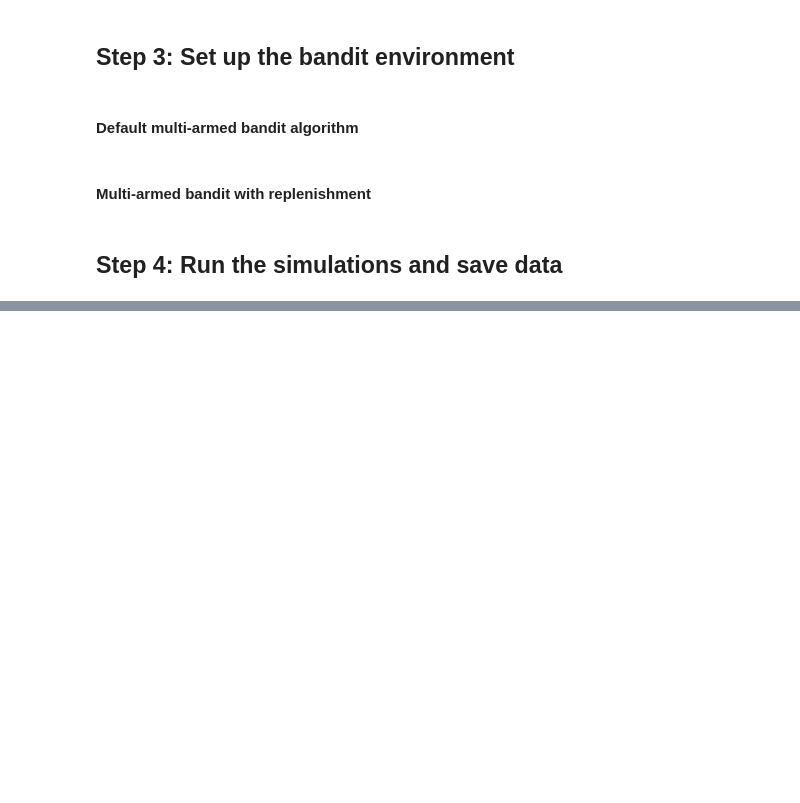
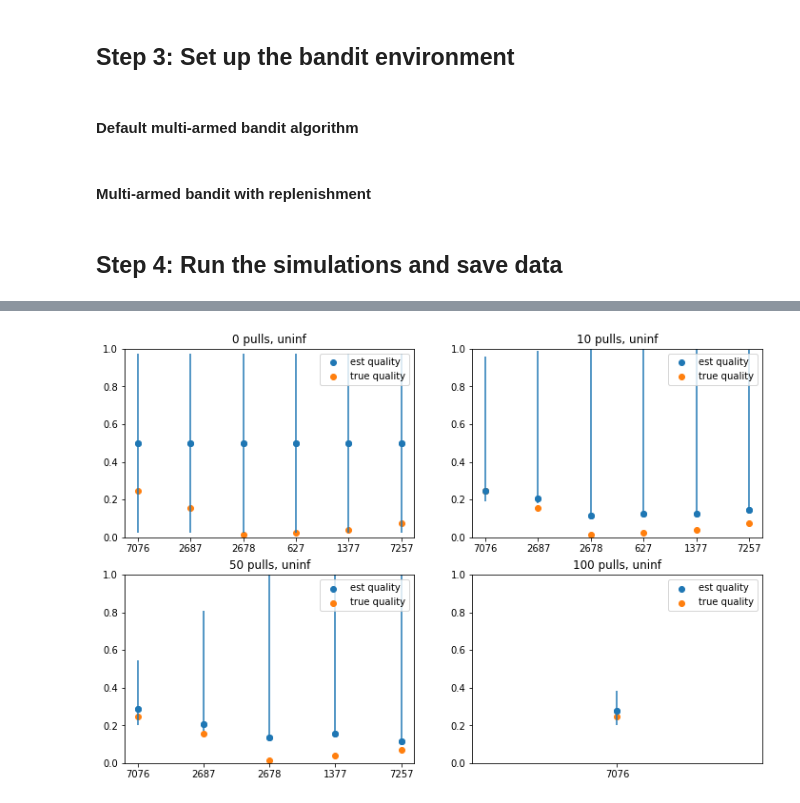
Before and after one commit to LEFTA98/ratings_with_eb, a Jupyter notebook: mab_experiments.ipynb, the cells around one changed output, grey strips where cells are left out. Drawn from its saved outputs; the diff is of its cells as text; code cells hidden in the pictures; blank space fills up the shorter version.

```diff
--- a/mab_experiments.ipynb
+++ b/mab_experiments.ipynb
@@ -264,7 +271,5 @@ def run_multiarmed_bandit_replenishment(chosen_df,
 # %% [markdown]
 ## Step 4: Run the simulations and save data
 # %%
-timesteps = 10000
-num_sims = 100
-num_users = 10
+timesteps = 500000
 # %%
@@ -443,0 +315,2 @@ Text(0.5, 1.0, 'quality of items, eb prior')
+# %%
+times_of_interest = [0,5,10,20,50,100]
@@ -443,0 +357,38 @@ Text(0.5, 1.0, 'quality of items, eb prior')
+# %%
+def plot_est_quality(data, true_quals, conf_ints, products, time, ax=None, title=None):
+    dep, errbar, prods_to_plot, tq_to_plot = [], [], [], []
+
+    i=0
+    for prod in products:
+        if type(conf_ints[(prod,time)])==np.ndarray:
+            mean = data[(prod, time)][:,0]/(data[(prod, time)][:,0]+data[(prod, time)][:,1])
+            mean = np.mean(mean)
+            dep.append(mean)
+            errbar.append([mean-conf_ints[(prod,time)][0], -mean+conf_ints[(prod,time)][1]])
+            prods_to_plot.append(str(prod))
+            tq_to_plot.append(true_quals[i])
+        i += 1
+
+    if ax:
+        plt.sca(ax)
+
+    plt.ylim(0, 1)
+    plt.scatter(x=prods_to_plot, y=np.array(dep), label='est quality')
+    plt.scatter(x=prods_to_plot, y=tq_to_plot, label='true quality')
+    plt.errorbar(x=prods_to_plot, y=np.array(dep), yerr=np.array(errbar).T, fmt='o')
+    plt.legend()
+
+    if title:
+        plt.title(title)
+# %%
+true_quality = list(video_df[videos_of_interest].values.round(4))
+# %%
+f, axes = plt.subplots(2,2)
+f.set_size_inches(12,8)
+plot_est_quality(uninf_dict, true_quality, uninf_conf_intervals, videos_of_interest, 0, ax=axes[0,0],title='0 pulls, uninf')
+plot_est_quality(uninf_dict, true_quality, uninf_conf_intervals, videos_of_interest, 10, ax=axes[0,1],title='10 pulls, uninf')
+plot_est_quality(uninf_dict, true_quality, uninf_conf_intervals, videos_of_interest, 50, ax=axes[1,0],title='50 pulls, uninf')
+plot_est_quality(uninf_dict, true_quality, uninf_conf_intervals, videos_of_interest, 100, ax=axes[1,1],title='100 pulls, uninf')
+plt.show()
+# %% [output]
+[figure, added]
```
Also changed, not shown: parts of 32 cells of this notebook.
